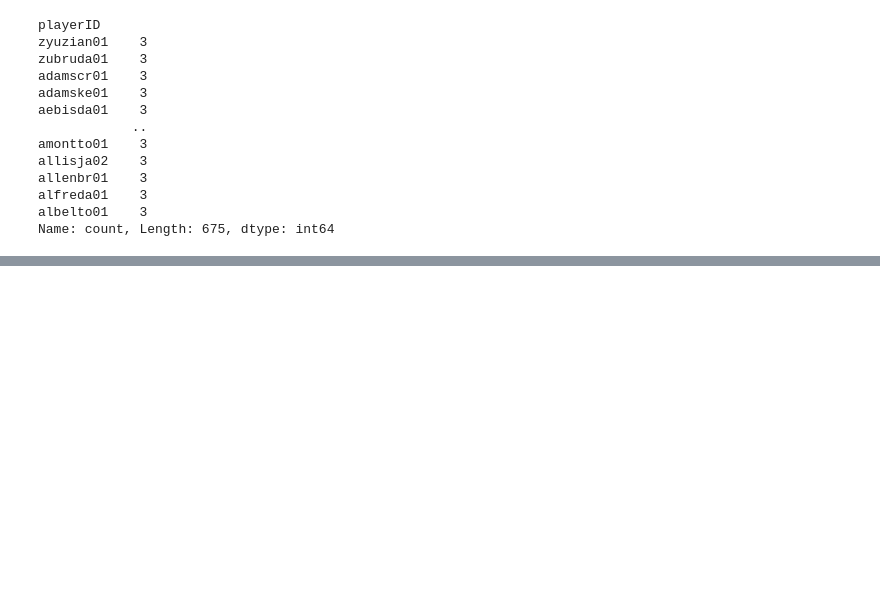
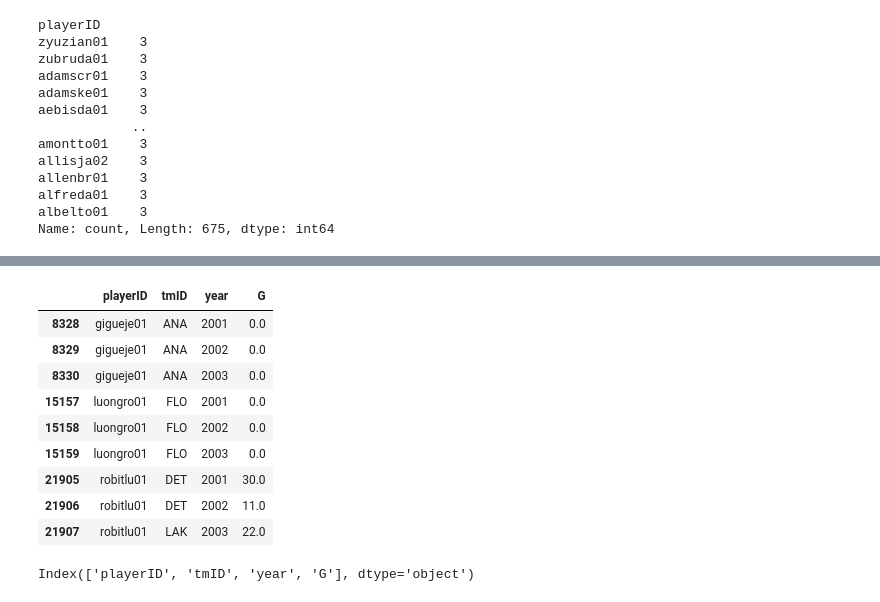
Before and after one commit to Kinetics20/hockey_pandas_practice, a Jupyter notebook: notebooks/moving_between_wide_and_long_2.ipynb, the cells around one changed output, grey strips where cells are left out. Saved outputs shown, nothing was run; the diff lists cells and outputs as text; code cells hidden in the pictures; blank space fills up the shorter version.

```diff
--- a/notebooks/moving_between_wide_and_long_2.ipynb
+++ b/notebooks/moving_between_wide_and_long_2.ipynb
@@ -106,0 +199,18 @@ pivot = basic_df_3.pivot(index='playerID' , columns='year', values='G' )
+# %%
+larger_df_3 = df_3[['playerID', 'tmID', 'year', 'G']]
+larger_df_3
+# %% [output]
+|  | playerID | tmID | year | G |
+| 8328 | gigueje01 | ANA | 2001 | 0.0 |
+| 8329 | gigueje01 | ANA | 2002 | 0.0 |
+| 8330 | gigueje01 | ANA | 2003 | 0.0 |
+| 15157 | luongro01 | FLO | 2001 | 0.0 |
+| 15158 | luongro01 | FLO | 2002 | 0.0 |
+| 15159 | luongro01 | FLO | 2003 | 0.0 |
+| 21905 | robitlu01 | DET | 2001 | 30.0 |
+| 21906 | robitlu01 | DET | 2002 | 11.0 |
+| 21907 | robitlu01 | LAK | 2003 | 22.0 |
+# %%
+larger_df_3.columns
+# %% [output]
+Index(['playerID', 'tmID', 'year', 'G'], dtype='object')
```
Also changed, not shown: parts of 24 cells of this notebook.
